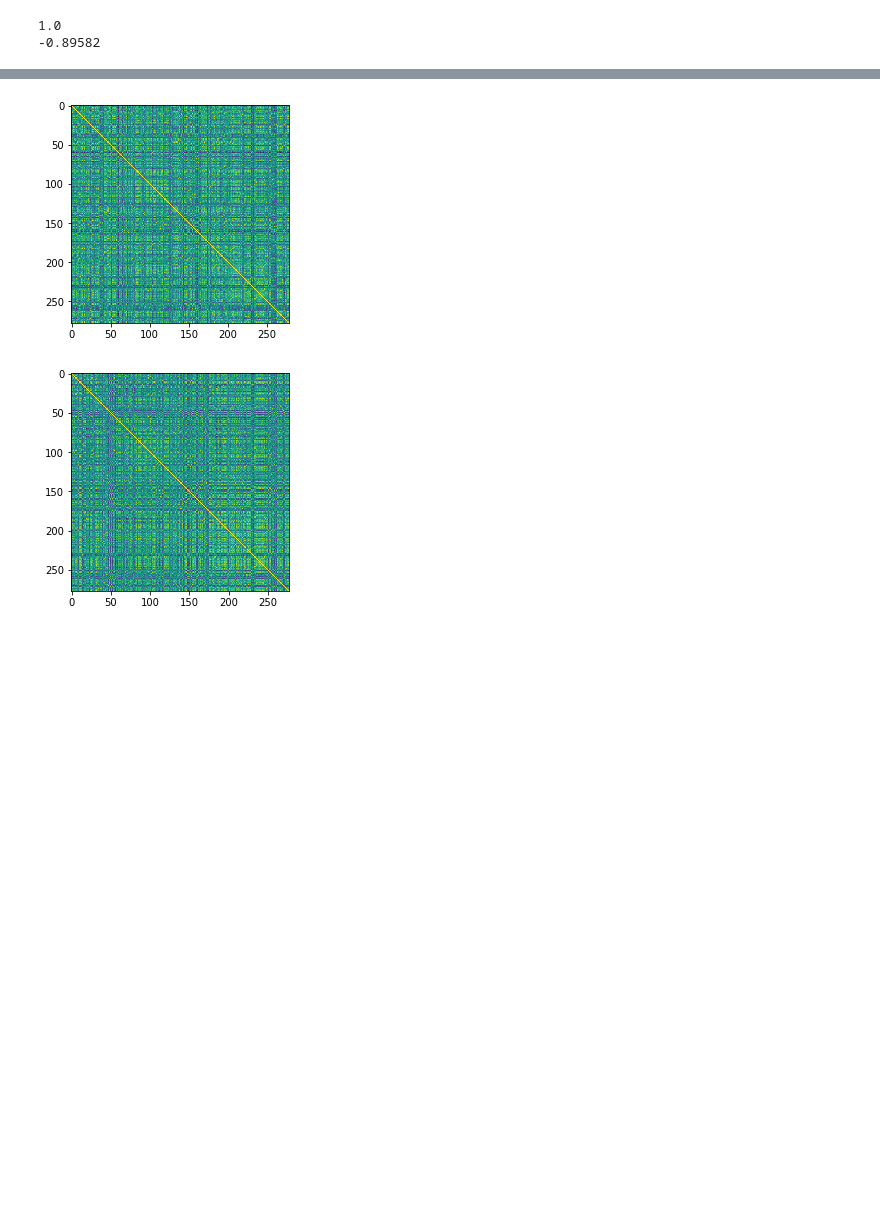
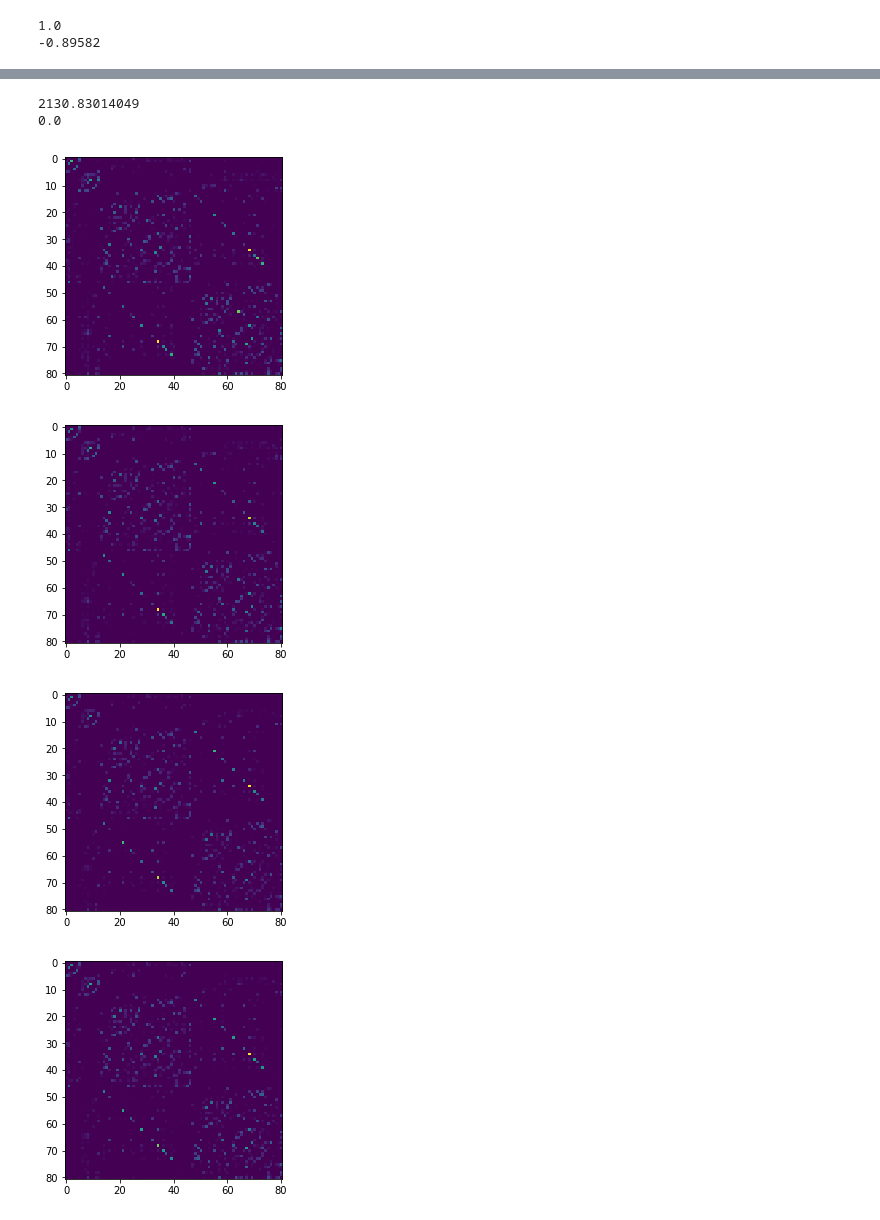
Before and after one commit to HALtheWise/Neurotech-project-1, a Jupyter notebook: directionality_analysis.ipynb, the cells around one changed output, grey strips where cells are left out. Saved outputs shown, nothing was run; the diff lists cells and outputs as text; code cells hidden in the pictures; blank space fills up the shorter version.

```diff
--- a/directionality_analysis.ipynb
+++ b/directionality_analysis.ipynb
@@ -22,6 +22,26 @@ print(np.min(rs1))
 plt.imshow((rs1 + 1.0)/2) #0-1
 plt.show()
 
+# plt.imshow((rs1_post + 1.0)/2) #0-1
+# plt.show()
+
+plt.imshow((rs2 + 1.0)/2) #0-1
+plt.show()
+
+# plt.imshow((rs2_post + 1.0)/2) #0-1
+# plt.show()
+
+rs1 = s1['Pre_FS'].as_matrix()[1:, 1:]
+rs1_post = s1['Post_FS'].as_matrix()[1:, 1:]
+rs2 = s2['Pre_FS'].as_matrix()[1:, 1:]
+rs2_post = s2['Post_FS'].as_matrix()[1:, 1:]
+
+print(np.max(rs1))
+print(np.min(rs1))
+
+plt.imshow((rs1 + 1.0)/2) #0-1
+plt.show()
+
 plt.imshow((rs1_post + 1.0)/2) #0-1
 plt.show()
 
@@ -30,7 +50,6 @@ plt.show()
 
 plt.imshow((rs2_post + 1.0)/2) #0-1
 plt.show()
-
 
 # rs1 = cv2.applyColorMap((255*rs1).astype(np.uint8), cv2.COLORMAP_JET)
 # plt.imshow(rs1)
@@ -51,2 +70,6 @@ plt.show()
+2130.83014049
+0.0
-[figure, old version]
+[figure, new version]
-[figure, old version]
+[figure, new version]
+[figure, added]
+[figure, added]
```
Also changed, not shown: parts of 1 cell of this notebook, 1 other file.
